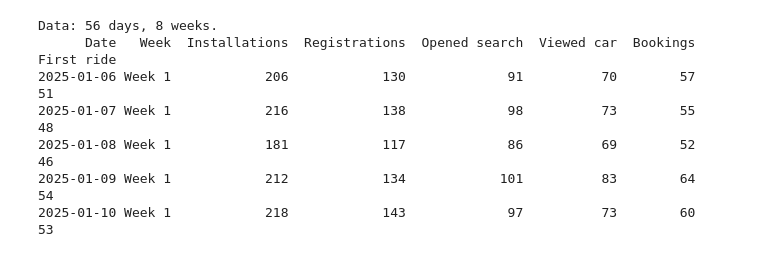
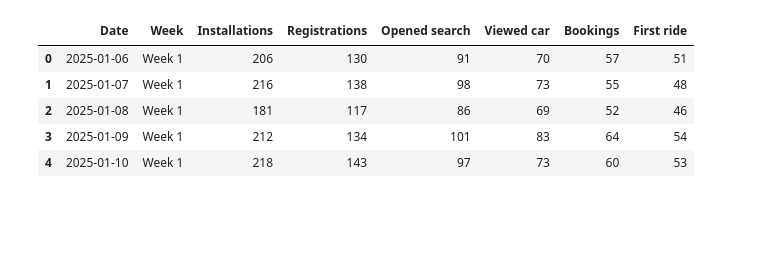
Before and after one commit to levg00/mobicar-funnel-analysis, a Jupyter notebook: notebooks/funnel-analysis.en.ipynb, the cells around one changed output. Cells and saved outputs as stored; diff of their text form; code cells hidden in the pictures; blank space fills up the shorter version.

```diff
--- a/notebooks/funnel-analysis.en.ipynb
+++ b/notebooks/funnel-analysis.en.ipynb
@@ -10,30 +15,22 @@ CSV and Excel contain identical values. The analysis reads the CSV and can run f
 # %%
 from pathlib import Path
+
+import matplotlib.pyplot as plt
 import pandas as pd
-import matplotlib.pyplot as plt
 
-ROOT = Path.cwd()
-if not (ROOT / "data/funnel-daily.csv").exists():
-    ROOT = ROOT.parent
+# The notebook can run from the project root or the notebooks folder
+root = Path.cwd()
+if root.name == "notebooks":
+    root = root.parent
 
-df = pd.read_csv(ROOT / "data/funnel-daily.csv", parse_dates=["Дата"])
+df = pd.read_csv(root / "data/funnel-daily.csv", parse_dates=["Дата"])
 df = df.rename(columns={'Дата': 'Date', 'Неделя': 'Week', 'Установки': 'Installations', 'Регистрации': 'Registrations', 'Открыли поиск': 'Opened search', 'Просмотрели авто': 'Viewed car', 'Забронировали': 'Bookings', 'Первая поездка': 'First ride'})
 df["Week"] = df["Week"].str.replace("Неделя", "Week", regex=False)
-stages = ["Installations", "Registrations", "Opened search", "Viewed car", "Bookings", "First ride"]
-assert df.shape == (56, 8)
-assert not df.isna().any().any()
-assert df["Date"].is_unique
-assert (df[stages] > 0).all().all()
-for previous, current in zip(stages, stages[1:]):
-    assert (df[current] <= df[previous]).all()
-assert df.groupby("Week").size().eq(7).all()
-print(f"Data: {len(df)} days, {df['Week'].nunique()} weeks.")
-print(df.head().to_string(index=False))
+df.head()
 # %% [output]
-Data: 56 days, 8 weeks.
-      Date   Week  Installations  Registrations  Opened search  Viewed car  Bookings  First ride
-2025-01-06 Week 1            206            130             91          70        57          51
-2025-01-07 Week 1            216            138             98          73        55          48
-2025-01-08 Week 1            181            117             86          69        52          46
-2025-01-09 Week 1            212            134            101          83        64          54
-2025-01-10 Week 1            218            143             97          73        60          53
+|  | Date | Week | Installations | Registrations | Opened search | Viewed car | Bookings | First ride |
+| 0 | 2025-01-06 | Week 1 | 206 | 130 | 91 | 70 | 57 | 51 |
+| 1 | 2025-01-07 | Week 1 | 216 | 138 | 98 | 73 | 55 | 48 |
+| 2 | 2025-01-08 | Week 1 | 181 | 117 | 86 | 69 | 52 | 46 |
+| 3 | 2025-01-09 | Week 1 | 212 | 134 | 101 | 83 | 64 | 54 |
+| 4 | 2025-01-10 | Week 1 | 218 | 143 | 97 | 73 | 60 | 53 |
```
Also changed, not shown: parts of 16 cells of this notebook, 1 other file.
